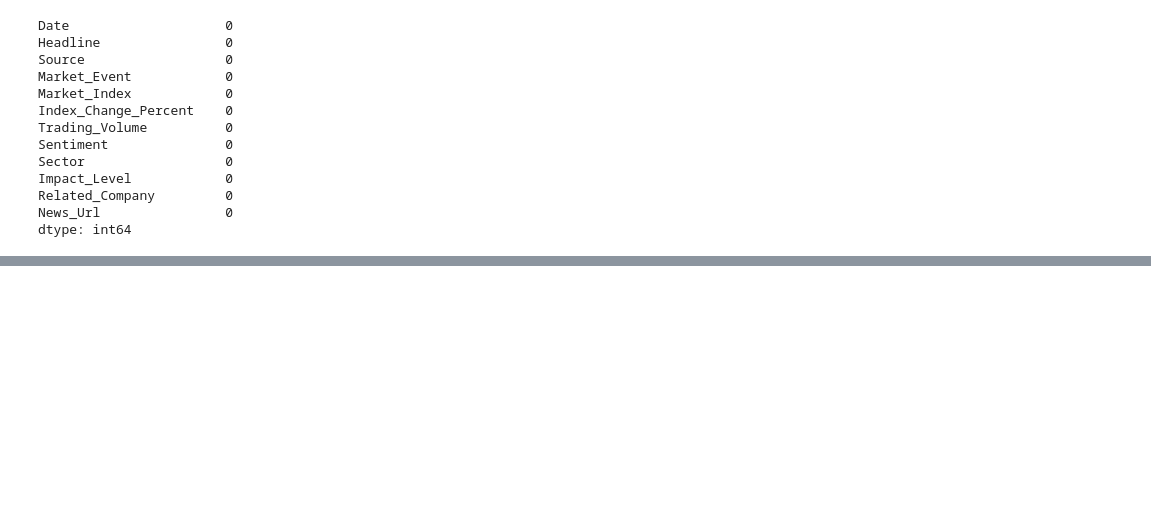
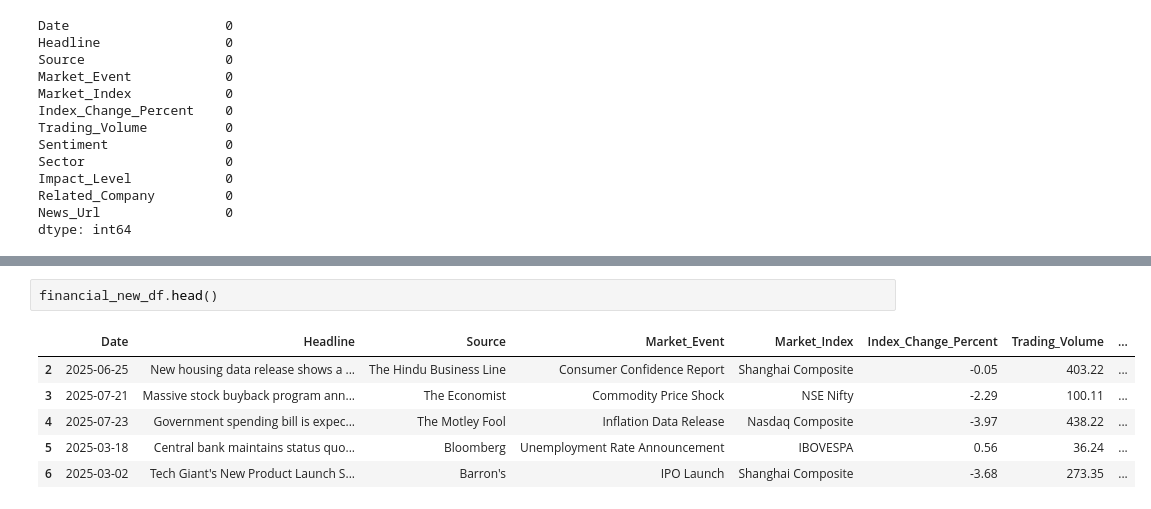
Before and after one commit to gmkumar1988/Data-Analytics-Projects, a Jupyter notebook: Financial_NLP.ipynb, the cells around one changed output, grey strips where cells are left out. Cells and saved outputs as stored; diff of their text form; blank space fills up the shorter version.

```diff
--- a/Financial_NLP.ipynb
+++ b/Financial_NLP.ipynb
@@ -43,3 +48,12 @@ np                 module       <module 'numpy' from '/Us<...>kages/numpy/__init
 pd                 module       <module 'pandas' from '/U<...>ages/pandas/__init__.py'>
 plt                module       <module 'matplotlib.pyplo<...>es/matplotlib/pyplot.py'>
 sns                module       <module 'seaborn' from '/<...>ges/seaborn/__init__.py'>
+# %%
+financial_new_df.head()
+# %% [output]
+|  | Date | Headline | Source | Market_Event | Market_Index | Index_Change_Percent | Trading_Volume | ... |
+| 2 | 2025-06-25 | New housing data release shows a ... | The Hindu Business Line | Consumer Confidence Report | Shanghai Composite | -0.05 | 403.22 | ... |
+| 3 | 2025-07-21 | Massive stock buyback program ann... | The Economist | Commodity Price Shock | NSE Nifty | -2.29 | 100.11 | ... |
+| 4 | 2025-07-23 | Government spending bill is expec... | The Motley Fool | Inflation Data Release | Nasdaq Composite | -3.97 | 438.22 | ... |
+| 5 | 2025-03-18 | Central bank maintains status quo... | Bloomberg | Unemployment Rate Announcement | IBOVESPA | 0.56 | 36.24 | ... |
+| 6 | 2025-03-02 | Tech Giant's New Product Launch S... | Barron's | IPO Launch | Shanghai Composite | -3.68 | 273.35 | ... |
```
Also changed, not shown: parts of 18 cells of this notebook.
